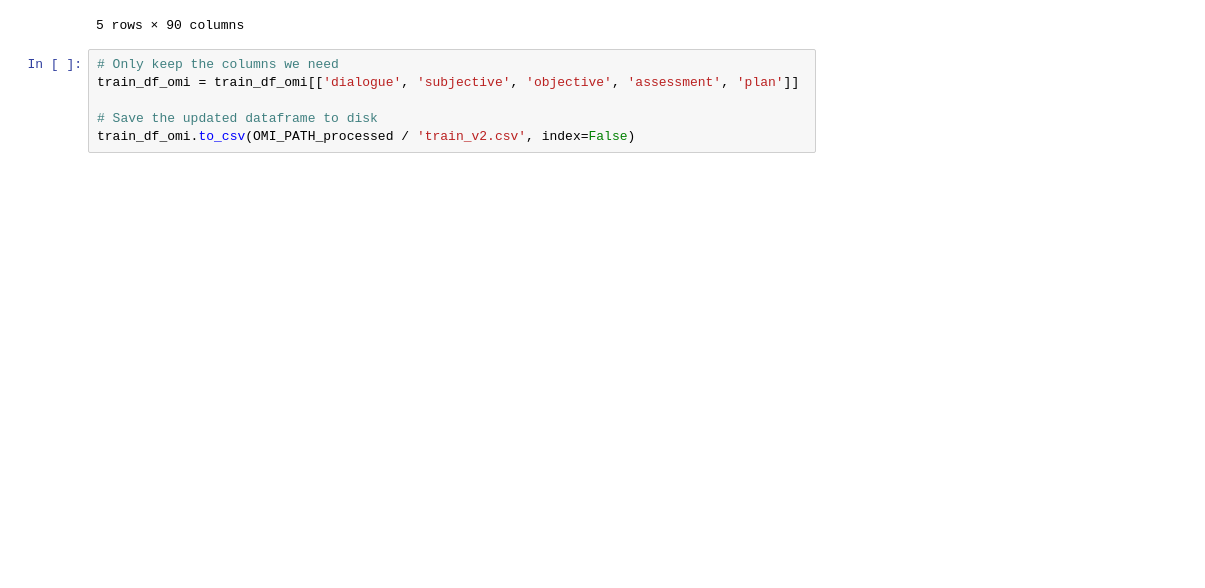
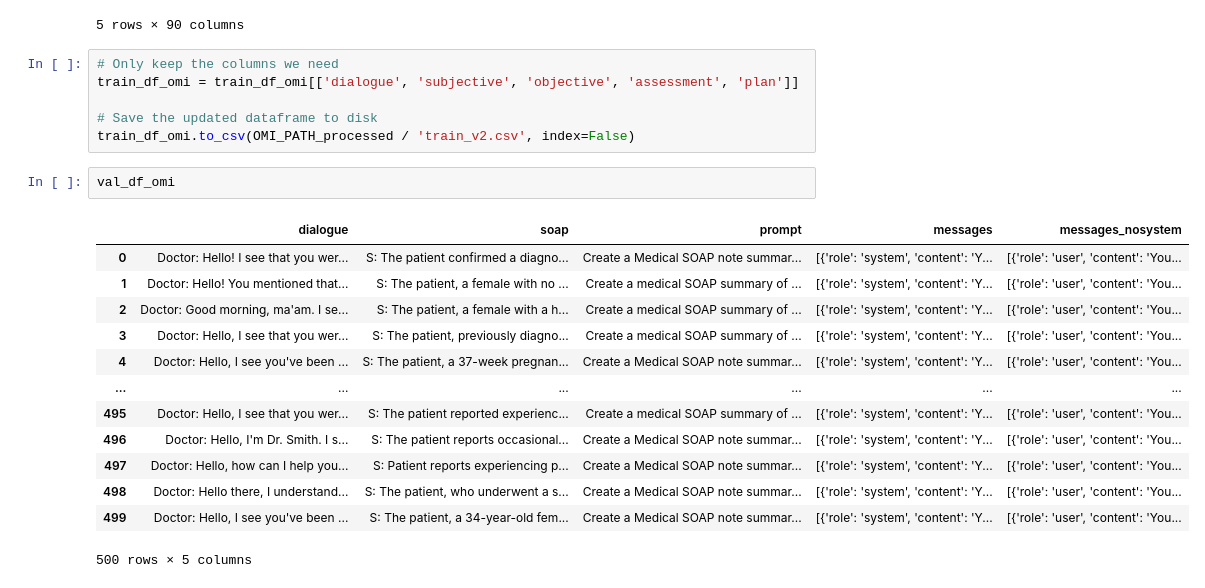
Before and after one commit to shalindasilva1/SOAPGemma, a Jupyter notebook: notebooks/data_processing.ipynb, the cells around one changed output. Cells and saved outputs as stored; diff of their text form; blank space fills up the shorter version.

```diff
--- a/notebooks/data_processing.ipynb
+++ b/notebooks/data_processing.ipynb
@@ -174,3 +174,19 @@ train_df_omi = train_df_omi[['dialogue', 'subjective', 'objective', 'assessment'
 
 # Save the updated dataframe to disk
 train_df_omi.to_csv(OMI_PATH_processed / 'train_v2.csv', index=False)
+# %%
+val_df_omi
+# %% [output]
+|  | dialogue | soap | prompt | messages | messages_nosystem |
+| 0 | Doctor: Hello! I see that you wer... | S: The patient confirmed a diagno... | Create a Medical SOAP note summar... | [{'role': 'system', 'content': 'Y... | [{'role': 'user', 'content': 'You... |
+| 1 | Doctor: Hello! You mentioned that... | S: The patient, a female with no ... | Create a medical SOAP summary of ... | [{'role': 'system', 'content': 'Y... | [{'role': 'user', 'content': 'You... |
+| 2 | Doctor: Good morning, ma'am. I se... | S: The patient, a female with a h... | Create a medical SOAP summary of ... | [{'role': 'system', 'content': 'Y... | [{'role': 'user', 'content': 'You... |
+| 3 | Doctor: Hello, I see that you wer... | S: The patient, previously diagno... | Create a medical SOAP summary of ... | [{'role': 'system', 'content': 'Y... | [{'role': 'user', 'content': 'You... |
+| 4 | Doctor: Hello, I see you've been ... | S: The patient, a 37-week pregnan... | Create a Medical SOAP note summar... | [{'role': 'system', 'content': 'Y... | [{'role': 'user', 'content': 'You... |
+| ... | ... | ... | ... | ... | ... |
+| 495 | Doctor: Hello, I see that you wer... | S: The patient reported experienc... | Create a medical SOAP summary of ... | [{'role': 'system', 'content': 'Y... | [{'role': 'user', 'content': 'You... |
+| 496 | Doctor: Hello, I'm Dr. Smith. I s... | S: The patient reports occasional... | Create a Medical SOAP note summar... | [{'role': 'system', 'content': 'Y... | [{'role': 'user', 'content': 'You... |
+| 497 | Doctor: Hello, how can I help you... | S: Patient reports experiencing p... | Create a Medical SOAP note summar... | [{'role': 'system', 'content': 'Y... | [{'role': 'user', 'content': 'You... |
+| 498 | Doctor: Hello there, I understand... | S: The patient, who underwent a s... | Create a Medical SOAP note summar... | [{'role': 'system', 'content': 'Y... | [{'role': 'user', 'content': 'You... |
+| 499 | Doctor: Hello, I see you've been ... | S: The patient, a 34-year-old fem... | Create a Medical SOAP note summar... | [{'role': 'system', 'content': 'Y... | [{'role': 'user', 'content': 'You... |
+500 rows × 5 columns
```
Also changed, not shown: parts of 1 cell of this notebook, 1 other file.
